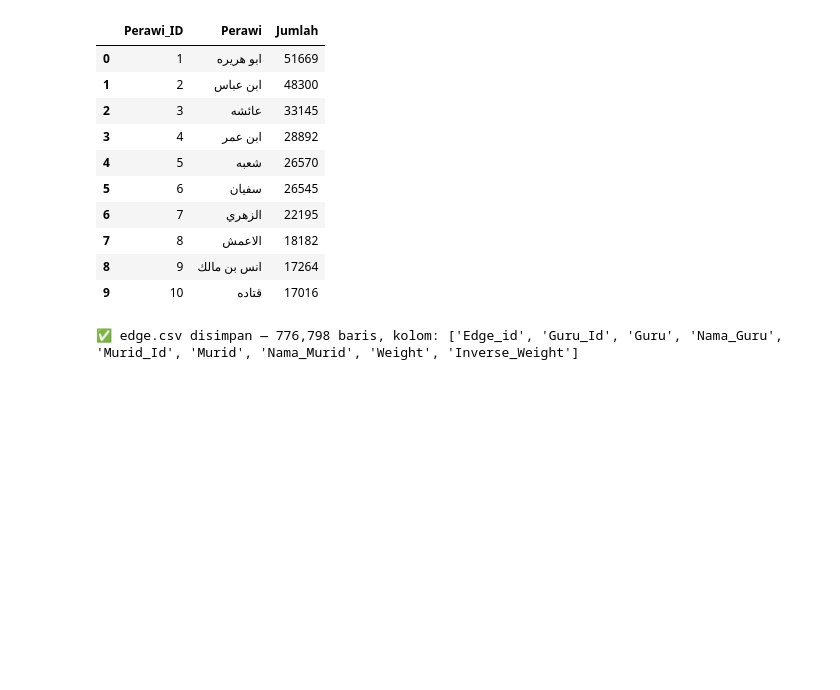
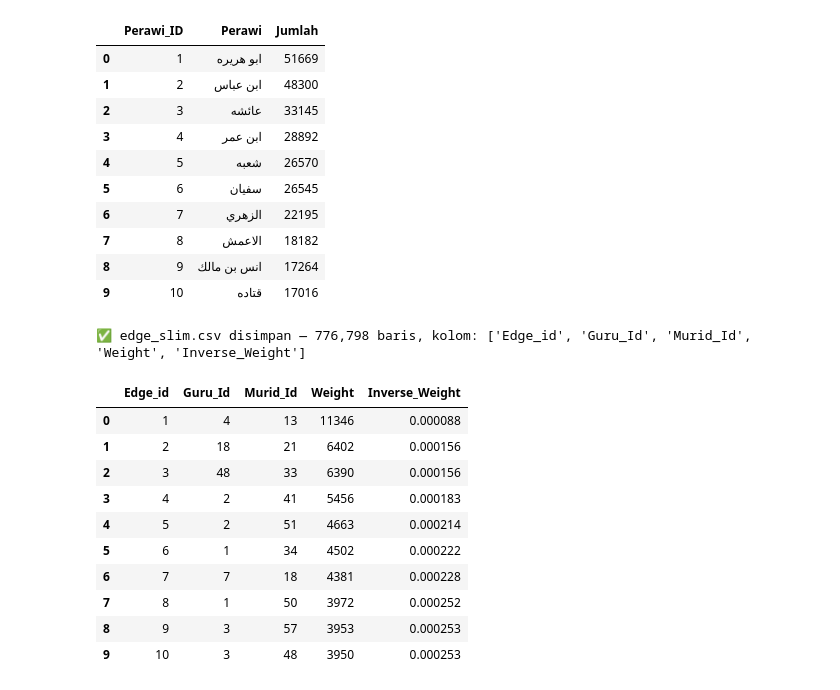
Before and after one commit to Nazrililham090805/sanad-hadith, a Jupyter notebook: src/Edges.ipynb, the cells around one changed output. Cells and saved outputs as stored; diff of their text form; code cells hidden in the pictures; blank space fills up the shorter version.

Commit message:
Refactor edge data export to save slimmed version and update output messages

```diff
--- a/src/Edges.ipynb
+++ b/src/Edges.ipynb
@@ -908,7 +908,24 @@ display(narrator_df.head(10))
 | 8 | 9 | انس بن مالك | 17264 |
 | 9 | 10 | قتاده | 17016 |
 # %%
-edges_df.to_csv("../data/processed/edge.csv", index=False, encoding='utf-8-sig')
-print(f"✅ edge.csv disimpan — {len(edges_df):,} baris, kolom: {list(edges_df.columns)}")
+# edges_df.to_csv("../data/processed/edge.csv", index=False, encoding='utf-8-sig')
+# print(f"✅ edge.csv disimpan — {len(edges_df):,} baris, kolom: {list(edges_df.columns)}")
-# %% [output]
-✅ edge.csv disimpan — 776,798 baris, kolom: ['Edge_id', 'Guru_Id', 'Guru', 'Nama_Guru', 'Murid_Id', 'Murid', 'Nama_Murid', 'Weight', 'Inverse_Weight']
+# %%
+edge_slim = edges_df[['Edge_id', 'Guru_Id', 'Murid_Id', 'Weight', 'Inverse_Weight']].copy()
+
+edge_slim.to_csv("../data/processed/edge_slim.csv", index=False, encoding='utf-8-sig')
+print(f"✅ edge_slim.csv disimpan — {len(edge_slim):,} baris, kolom: {list(edge_slim.columns)}")
+display(edge_slim.head(10))
+# %% [output]
+✅ edge_slim.csv disimpan — 776,798 baris, kolom: ['Edge_id', 'Guru_Id', 'Murid_Id', 'Weight', 'Inverse_Weight']
+|  | Edge_id | Guru_Id | Murid_Id | Weight | Inverse_Weight |
+| 0 | 1 | 4 | 13 | 11346 | 0.000088 |
+| 1 | 2 | 18 | 21 | 6402 | 0.000156 |
+| 2 | 3 | 48 | 33 | 6390 | 0.000156 |
+| 3 | 4 | 2 | 41 | 5456 | 0.000183 |
+| 4 | 5 | 2 | 51 | 4663 | 0.000214 |
+| 5 | 6 | 1 | 34 | 4502 | 0.000222 |
+| 6 | 7 | 7 | 18 | 4381 | 0.000228 |
+| 7 | 8 | 1 | 50 | 3972 | 0.000252 |
+| 8 | 9 | 3 | 57 | 3953 | 0.000253 |
+| 9 | 10 | 3 | 48 | 3950 | 0.000253 |
```
